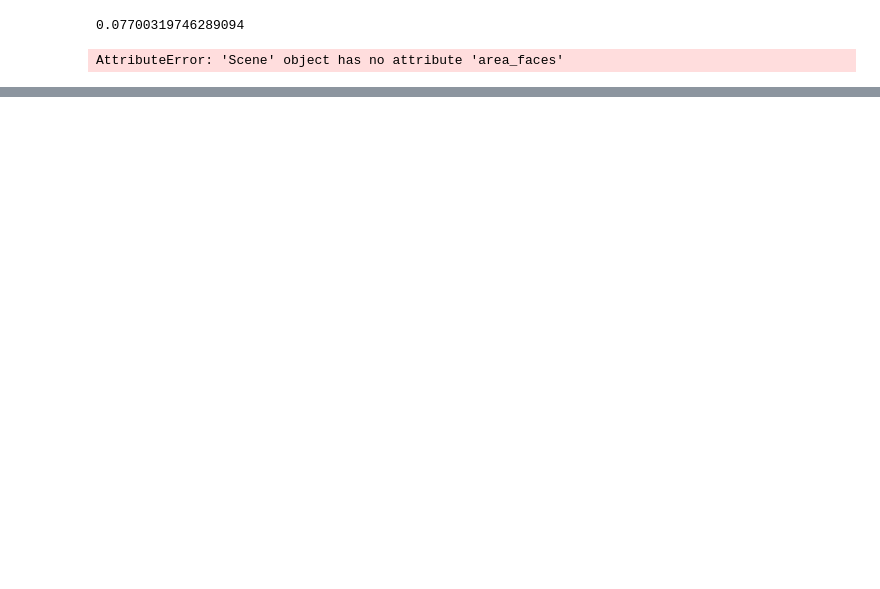
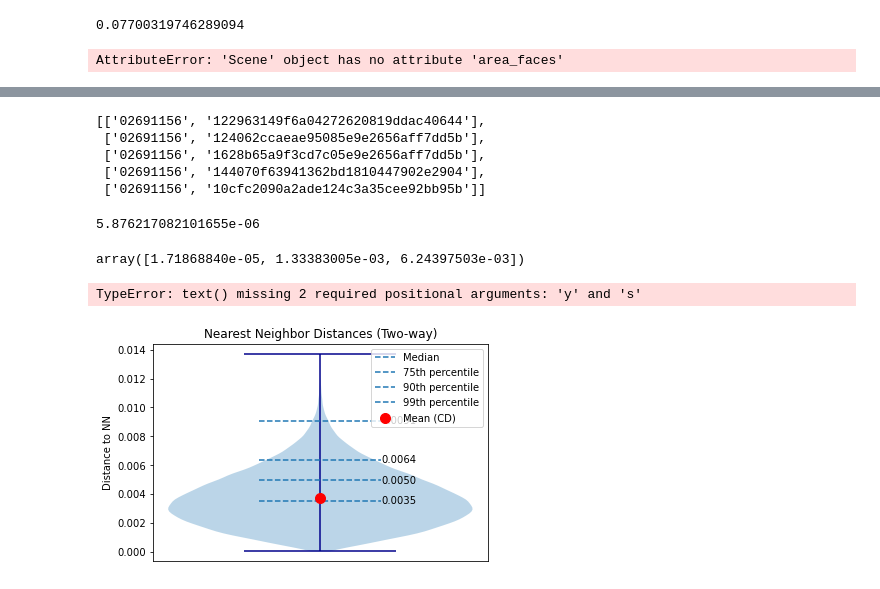
Before and after one commit to philippwulff/Deep3DComp, a Jupyter notebook: test.ipynb, the cells around one changed output, grey strips where cells are left out. Drawn from its saved outputs; the diff is of its cells as text; code cells hidden in the pictures; blank space fills up the shorter version.

Commit message:
added chamfer dist violin plot

```diff
--- a/test.ipynb
+++ b/test.ipynb
@@ -38,3 +38,5 @@ metrics.compute_metric(gt_mesh, recon_mesh)
 metrics.compute_metric(trimesh.load_mesh(plane_gt), trimesh.load_mesh(plane_recon))
 # %% [output]
 AttributeError: 'Scene' object has no attribute 'area_faces'
+# %%
+metrics.compute_metric(trimesh.load_mesh(plane_gt), trimesh.load_mesh(plane_recon))
@@ -40,0 +67,75 @@ AttributeError: 'Scene' object has no attribute 'area_faces'
+# %%
+gt_mesh = utils.as_mesh(trimesh.load_mesh(plane_gt))
+recon_mesh = utils.as_mesh(trimesh.load_mesh(plane_recon))
+# %% [output]
+[['02691156', '122963149f6a04272620819ddac40644'],
+ ['02691156', '124062ccaeae95085e9e2656aff7dd5b'],
+ ['02691156', '1628b65a9f3cd7c05e9e2656aff7dd5b'],
+ ['02691156', '144070f63941362bd1810447902e2904'],
+ ['02691156', '10cfc2090a2ade124c3a35cee92bb95b']]
+# %%
+metrics.compute_metric(gt_mesh, gt_mesh, num_mesh_samples=30000)
+# %% [output]
+5.876217082101655e-06
+# %%
+cd, all_dists = metrics.compute_metric(recon_mesh, recon_mesh, num_mesh_samples=30000)
+# %%
+np.percentile(all_dists, [0, 10, 90])
+# %% [output]
+array([1.71868840e-05, 1.33383005e-03, 6.24397503e-03])
+# %%
+fig, ax = plt.subplots(1, 1)
+ax.set_ylabel("Distance to NN")
+ax.set_title("Nearest Neighbor Distances (Two-way)")
+ax.set_xticks([])
+#ax.set_xlim(0.5, 1.5)
+data = all_dists
+
+def adjacent_values(vals, q1, q3):
+    upper_adjacent_value = q3 + (q3 - q1) * 1.5
+    upper_adjacent_value = np.clip(upper_adjacent_value, q3, vals[-1])
+
+    lower_adjacent_value = q1 - (q3 - q1) * 1.5
+    lower_adjacent_value = np.clip(lower_adjacent_value, vals[0], q1)
+    return lower_adjacent_value, upper_adjacent_value
+
+vplot = ax.violinplot(data, showmeans=False, showextrema=True)
+vplot["cmaxes"].set_edgecolor("darkblue")
+vplot["cmins"].set_edgecolor("darkblue")
+vplot["cbars"].set_edgecolor("darkblue")
+
+percentile_keys = [50, 75, 90, 99]
+percentiles = np.percentile(data, percentile_keys)
+percentiles = {k: p for k, p in zip(percentile_keys, percentiles)}
+
+for k, p in percentiles.items():
+    k = f"{k}th percentile" if k!=50 else "Median"
+    ax.hlines([p], xmin=[0.9], xmax=[1.1], linestyles="--", label=k)
+    ax.annotate(f"{p:.4f}", xy=[1.1, p], va="center")
+
+ax.scatter(1, np.mean(data), marker="o", color="red", s=100, zorder=999, label="Mean (CD)")
+ax.legend(loc="best")
+
+for vp in vplot["bodies"]:
+    vp.set_facecolor("cornflowerblue")
+    vp.set_zorder(2)
+    vp.set_alpha(1)
+    vp.set_linewidth(1)
+
+# Reduce the length of horizontal lines
+# (from: https://matplotlib.org/stable/gallery/statistics/customized_violin.html#sphx-glr-gallery-statistics-customized-violin-py)
+factor_x, factor_y = 0.3, 1 # factor to reduce the lengths
+for vp_part in ("cbars", "cmaxes", "cmins"):
+    vp = vplot[vp_part]
+    if vp_part in ("cmaxes", "cmins"):
+        lines = vp.get_segments()
+        new_lines = []
+        for line in lines:
+            center = line.mean(axis=0)
+            line = (line - center) * np.array([factor_x, factor_y]) + center
+            new_lines.append(line)
+        vp.set_segments(new_lines)
+    vp.set_edgecolor("black")
+# %% [output]
+TypeError: text() missing 2 required positional arguments: 'y' and 's'
+[figure, added]
```
Also changed, not shown: parts of 3 cells of this notebook, 3 other files.
